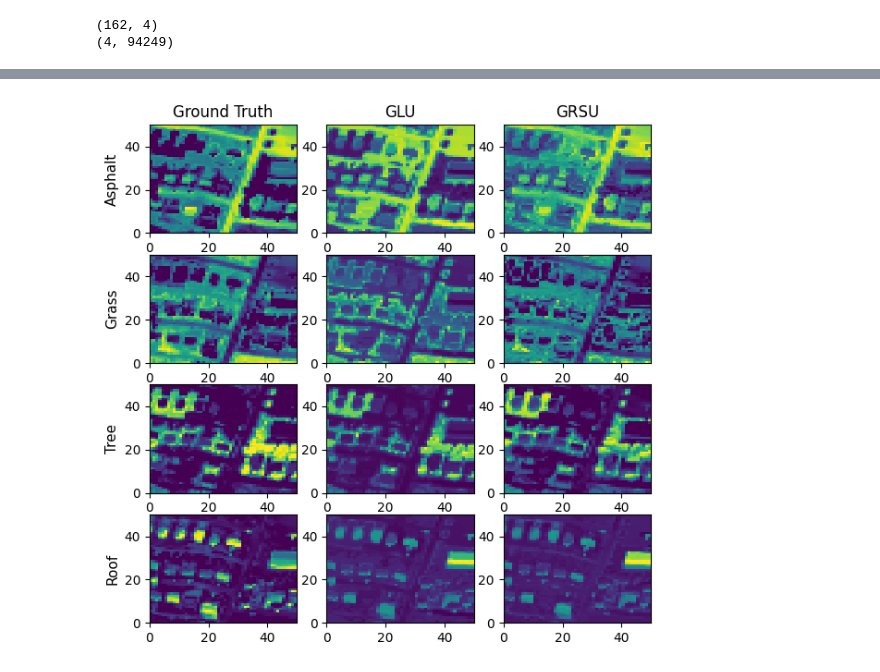
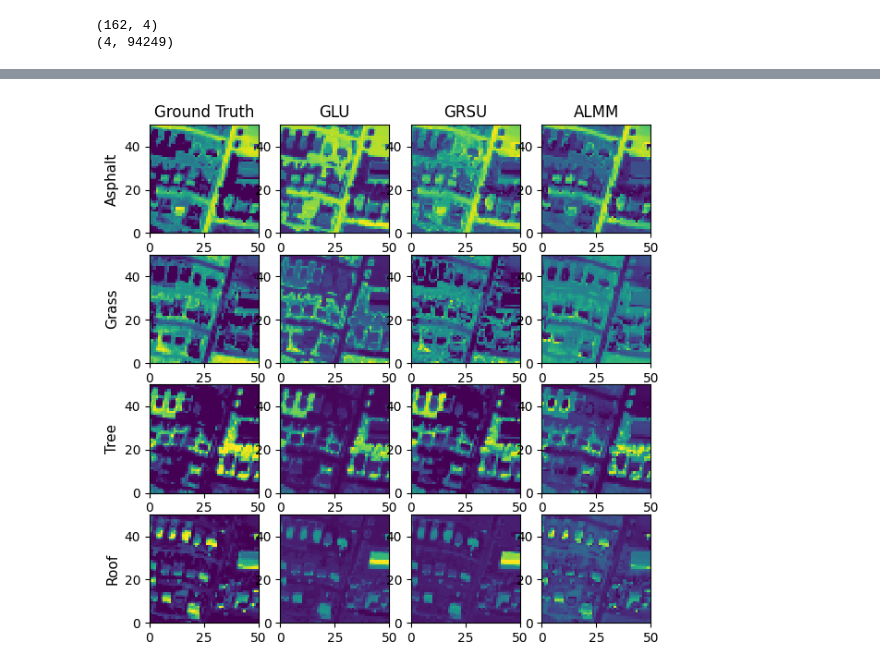
Before and after one commit to mtyler1059/Nearly-Blind-Hyperspectral-Unmixing, a Jupyter notebook: all_alg_test.ipynb, the cells around one changed output, grey strips where cells are left out. Cells and saved outputs as stored; diff of their text form; code cells hidden in the pictures.

```diff
--- a/all_alg_test.ipynb
+++ b/all_alg_test.ipynb
@@ -503,13 +768,13 @@ A_gt_urban_test = patch_gt_urban.reshape(-1, patch_gt_urban.shape[-1]).T
 #                                 print_bool = False, GRSU_bool = False)
 
 samples = 2500
-alpha_0 = 50
+alpha_0 = 20
 lam_0 = 1
 gamma_0 = 0.01
 rho_0 = 0.01
 
-# Best RMSE + SAD: 30.041309840322626
-# Best alpha: 50
+# Best RMSE + SAD: 20.604754586570657
+# Best alpha: 20
 # Best lambda: 1
 # Best gamma: 0.01
 # Best rho: 0.01
@@ -566,6 +831,5 @@ Final Endmember SAD: 13.45373274611526
 # %%
 # ALMM
-# TODO Run this
 
 # Parameters picked directly from paper
 alpha = 5e-2
@@ -582,7 +846,14 @@ alpha_vals = [alpha, alpha/10, alpha/100, alpha/1000, alpha/10000]
 
 for a in alpha_vals:
 
-    E_f, A_f, T_f, B_f = algo_2_almm(X_urban_test, S_gt_urban, a, beta, gamma, eta, maxIter)
+    E_f, A_f, T_f, B_f = algo_2_almm_optimized(X_urban_test, S_gt_urban, a, beta, gamma, eta, maxIter)
+
+    # Check for labeling issues
+    corr = np.corrcoef(A_f[0], A_gt_urban_test[0])[0, 1]
+    if corr < 0:
+        A_f_corrected = 1 - A_f
+    else:
+        A_f_corrected = A_f
 
     rmse = RMSE(A_f, A_gt_urban_test)  # Calculate RMSE
     print(f"alpha={a:.6f} -> RMSE={rmse:.4f}")
@@ -593,5 +864,12 @@ for a in alpha_vals:
 
 print(f"\nBest alpha: {best_alpha}, RMSE: {best_rmse:.4f}")
 
+# alpha=0.050000 -> RMSE=42.8404
+# alpha=0.005000 -> RMSE=36.7084
+# alpha=0.000500 -> RMSE=13.9443
+# alpha=0.000050 -> RMSE=13.4054
+# alpha=0.000005 -> RMSE=14.5393
 
-E_f_urban_ALMM, A_f_urban_ALMM, T_f_urban_ALMM, B_f_urban_ALMM = algo_2_almm(X_urban_test, S_gt_urban, best_alpha, beta, gamma, eta, maxIter)
+# Best alpha: 5e-05, RMSE: 13.4054
+
+E_f_urban_ALMM, A_f_urban_ALMM, T_f_urban_ALMM, B_f_urban_ALMM = algo_2_almm_optimized(X_urban_test, S_gt_urban, best_alpha, beta, gamma, eta, maxIter)
@@ -598,23 +884,25 @@ E_f_urban_ALMM, A_f_urban_ALMM, T_f_urban_ALMM, B_f_urban_ALMM = algo_2_almm(X_u
 # %%
 # Plot the images
 k=4
-fig, axes =  plt.subplots(nrows=k, ncols=3, figsize=(7 ,7))
+fig, axes =  plt.subplots(nrows=k, ncols=4, figsize=(7 ,7))
 A_gt_img = A_gt_urban_test.reshape(k,patch_size,patch_size)
 A_f_GLU_img = A_f_urban_GLU.reshape(k,patch_size,patch_size)
 A_f_GRSU_img = A_f_urban_GRSU.reshape(k,patch_size,patch_size)
+A_f_ALMM_img = A_f_urban_ALMM.reshape(k,patch_size,patch_size)
 
 class_names = ['Asphalt', 'Grass', 'Tree', 'Roof']
-algo_names = ['Ground Truth', 'GLU', 'GRSU']
+algo_names = ['Ground Truth', 'GLU', 'GRSU', 'ALMM']
 
 # Print image of each algorithm with endmembers in this order: Asphalt, Grass, Tree, Roof
 for i in range(k):
     axes[i,0].pcolormesh(A_gt_img[i], cmap='viridis')
     axes[i,1].pcolormesh(A_f_GLU_img[i], cmap='viridis')
     axes[i,2].pcolormesh(A_f_GRSU_img[i], cmap='viridis')
+    axes[i,3].pcolormesh(A_f_ALMM_img[i], cmap='viridis')
 
     axes[i,0].set_ylabel(class_names[i], fontsize=11) # Add endmember titles
 
-for col in range(3):
+for col in range(4):
     axes[0, col].set_title(algo_names[col], fontsize=12)
 # %% [output]
-[figure, old version]
+[figure, new version]
```
Also changed, not shown: parts of 18 cells of this notebook, 2 other files.
